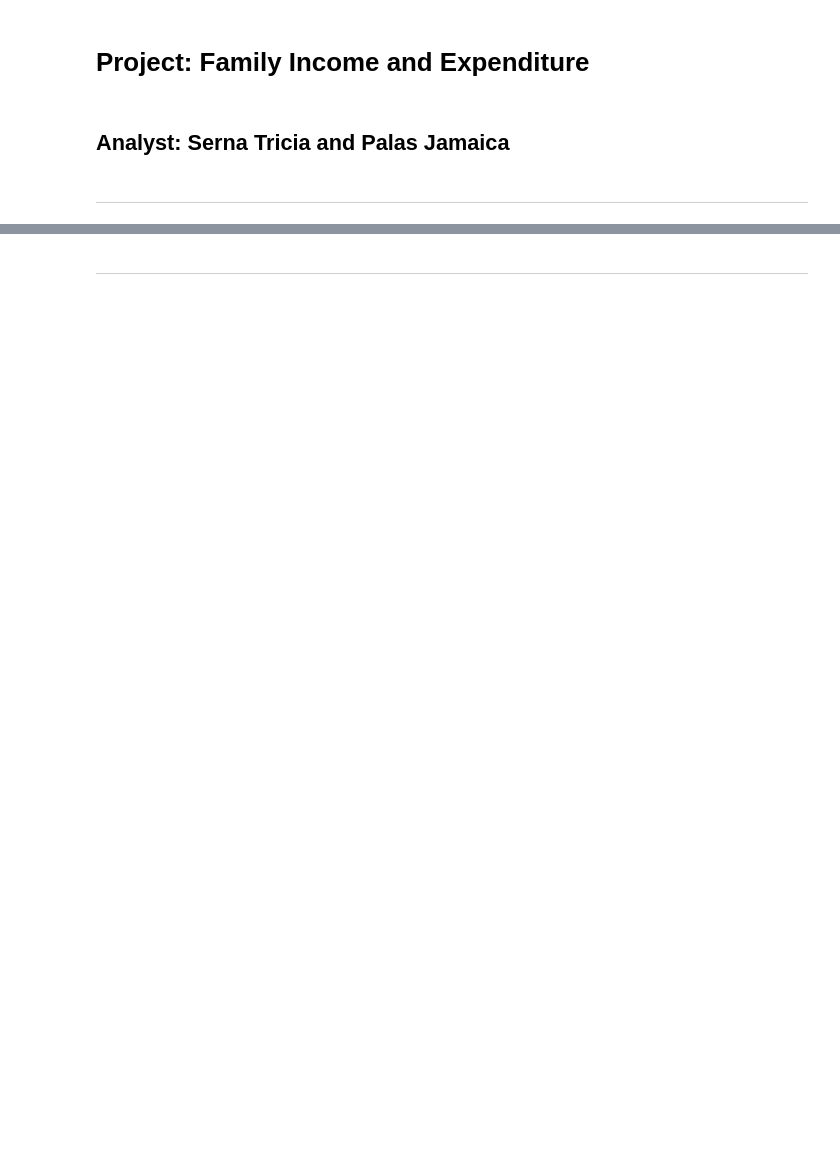
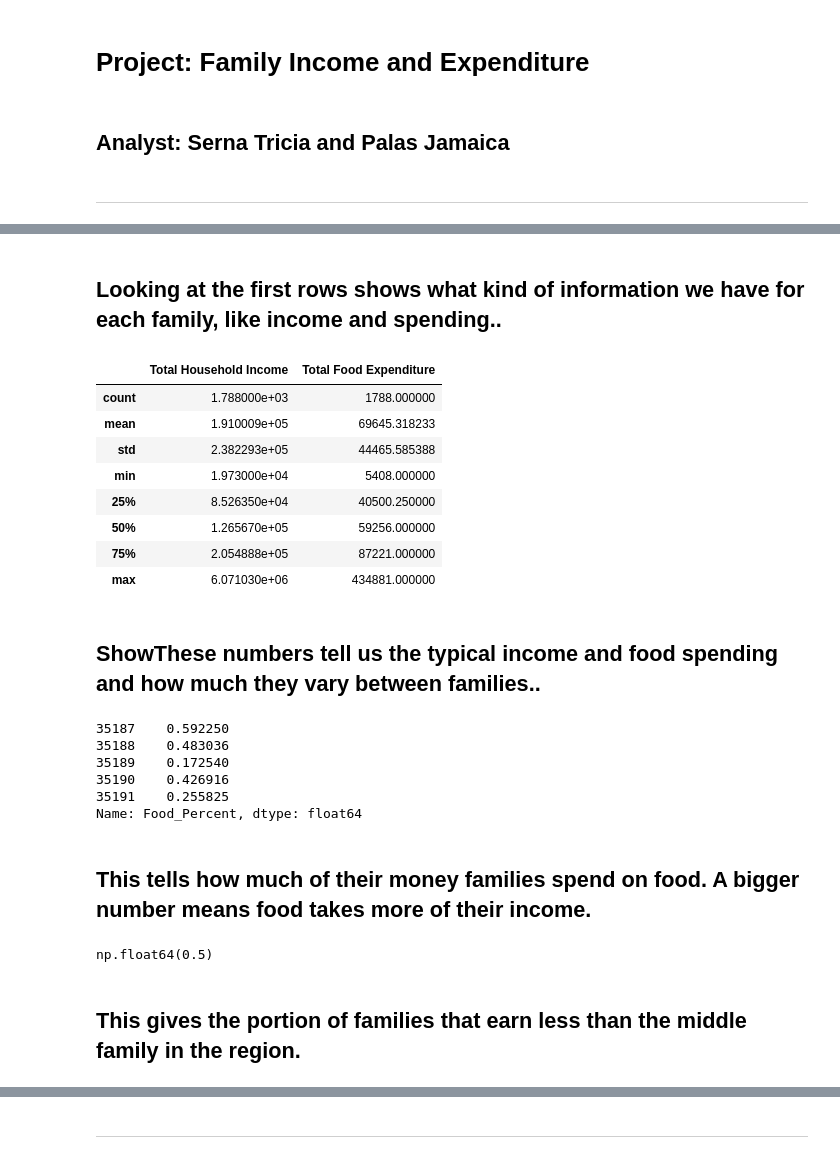
Before and after one commit to maica-palas/final_us, a Jupyter notebook: serna_palas.ipynb, the cells around one changed output, grey strips where cells are left out. Saved outputs shown, nothing was run; the diff lists cells and outputs as text; code cells hidden in the pictures; blank space fills up the shorter version.

```diff
--- a/serna_palas.ipynb
+++ b/serna_palas.ipynb
@@ -220,0 +48,38 @@ Large families are not necessarily poorer or richer — income levels vary widel
+# %% [markdown]
+<h2>Looking at the first rows shows what kind of information we have for each family, like income and spending..</h2>
+# %%
+# Summary for income and food spending
+region9[["Total Household Income", "Total Food Expenditure"]].describe()
+# %% [output]
+|  | Total Household Income | Total Food Expenditure |
+| count | 1.788000e+03 | 1788.000000 |
+| mean | 1.910009e+05 | 69645.318233 |
+| std | 2.382293e+05 | 44465.585388 |
+| min | 1.973000e+04 | 5408.000000 |
+| 25% | 8.526350e+04 | 40500.250000 |
+| 50% | 1.265670e+05 | 59256.000000 |
+| 75% | 2.054888e+05 | 87221.000000 |
+| max | 6.071030e+06 | 434881.000000 |
+# %% [markdown]
+<h2>ShowThese numbers tell us the typical income and food spending and how much they vary between families..</h2>
+# %%
+# Food share of income
+region9["Food_Percent"] = region9["Total Food Expenditure"] / region9["Total Household Income"]
+region9["Food_Percent"].head()
+# %% [output]
+35187    0.592250
+35188    0.483036
+35189    0.172540
+35190    0.426916
+35191    0.255825
+Name: Food_Percent, dtype: float64
+# %% [markdown]
+<h2>This tells how much of their money families spend on food. A bigger number means food takes more of their income.</h2>
+# %%
+# Share of families below median income
+median_income = region9["Total Household Income"].median()
+(region9["Total Household Income"] < median_income).mean()
+# %% [output]
+np.float64(0.5)
+# %% [markdown]
+<h2>This gives the portion of families that earn less than the middle family in the region.</h2>
```
Also changed, not shown: parts of 130 cells of this notebook.
